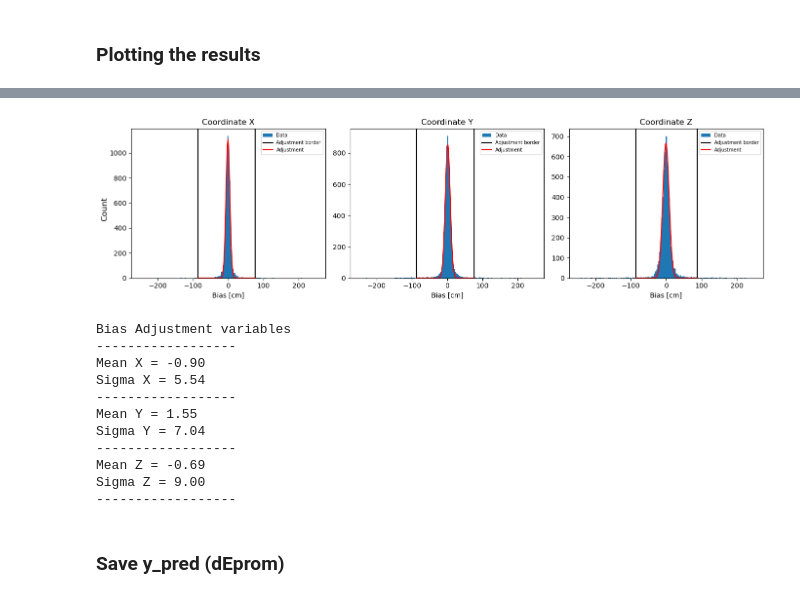
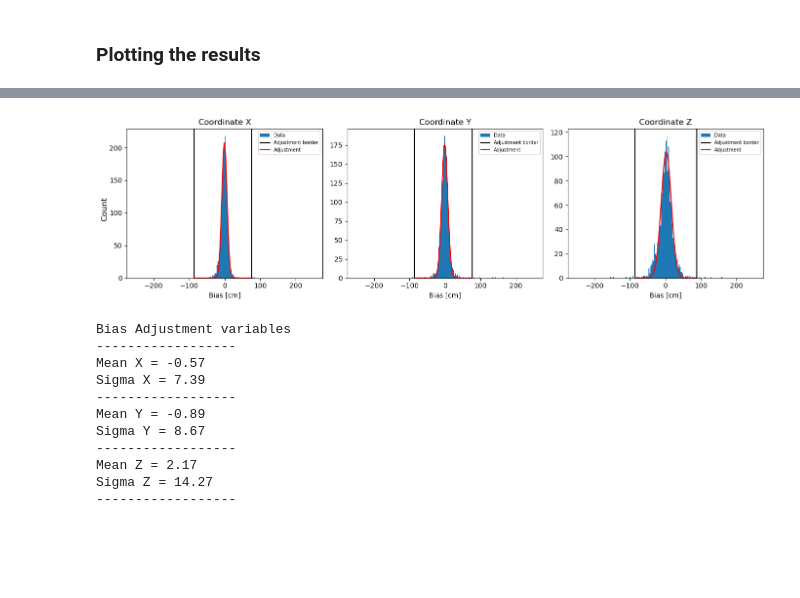
Before and after one commit to CIEMAT-Neutrino/AI_nuvT, a Jupyter notebook: (Nuevo)2_CNN.ipynb, the cells around one changed output, grey strips where cells are left out. Cells and saved outputs as stored; diff of their text form; code cells hidden in the pictures; blank space fills up the shorter version.

```diff
--- a/(Nuevo)2_CNN.ipynb
+++ b/(Nuevo)2_CNN.ipynb
@@ -171,8 +206,19 @@ print(test_size)
 # %%
-x_train, x_test = image_onlype[:-test_size], image_onlype[-test_size:]
-print('x_train dim.:',x_train.shape)
-print('x_test dim.:', x_test.shape)
-y_train, y_test = y_scaled_combined[:-test_size], y_scaled_combined[-test_size:]
-print('y_train dim.:',y_train.shape)
-print('y_test dim.:', y_test.shape)
+# Para x
+x_train = image_onlype[:train_size]
+x_val   = image_onlype[train_size:train_size+val_size]
+x_test  = image_onlype[-test_size:]
+
+print('x_train:', x_train.shape)
+print('x_val:', x_val.shape)
+print('x_test:', x_test.shape)
+
+# Para y
+y_train = y_scaled_combined[:train_size]
+y_val   = y_scaled_combined[train_size:train_size+val_size]
+y_test  = y_scaled_combined[-test_size:]
+
+print('y_train:', y_train.shape)
+print('y_val:', y_val.shape)
+print('y_test:', y_test.shape)
 # %% [output]
@@ -390,0 +405,3 @@ Epoch 36/80
+# %%
+y_val_pred = model.predict(x_val)
+y_test_pred = model.predict(x_test)
@@ -392,15 +412,21 @@ Epoch 36/80
 ### Plotting the results
 # %%
 # Initialize a copy of the scaled combined data
-y_pred_inverse= np.copy(y_pred)
+y_val_pred_inverse= np.copy(y_val_pred)
+y_test_pred_inverse= np.copy(y_test_pred)
+y_val_inverse= np.copy(y_val)
 y_test_inverse= np.copy(y_test)
 
 # Inverse scaling for columns scaled to [0, 1]
-y_pred_inverse[:, columns_0_to_1] = scaler_0_1.inverse_transform(y_pred[:, columns_0_to_1])
+y_val_pred_inverse[:, columns_0_to_1] = scaler_0_1.inverse_transform(y_val_pred[:, columns_0_to_1])
+y_test_pred_inverse[:, columns_0_to_1] = scaler_0_1.inverse_transform(y_test_pred[:, columns_0_to_1])
+y_val_inverse[:, columns_0_to_1] = scaler_0_1.inverse_transform(y_val[:, columns_0_to_1])
 y_test_inverse[:, columns_0_to_1] = scaler_0_1.inverse_transform(y_test[:, columns_0_to_1])
 
 # Inverse scaling for columns scaled to [-1, 1]
-y_pred_inverse[:, columns_minus1_to_1] = scaler_minus1_1.inverse_transform(y_pred[:, columns_minus1_to_1])
+y_val_pred_inverse[:, columns_minus1_to_1] = scaler_minus1_1.inverse_transform(y_val_pred[:, columns_minus1_to_1])
+y_test_pred_inverse[:, columns_minus1_to_1] = scaler_minus1_1.inverse_transform(y_test_pred[:, columns_minus1_to_1])
+y_val_inverse[:, columns_minus1_to_1] = scaler_minus1_1.inverse_transform(y_val[:, columns_minus1_to_1])
 y_test_inverse[:, columns_minus1_to_1] = scaler_minus1_1.inverse_transform(y_test[:, columns_minus1_to_1])
 # %%
 import matplotlib.pyplot as plt
@@ -531,9 +557,9 @@ def func(x, a, x0, sigma):
 
 # Calculating the differences between the prediction and the real value
 
-diffX = y_pred_inverse[:, 0].flatten() - y_test_inverse[:, 0]
-diffY = y_pred_inverse[:, 1].flatten() - y_test_inverse[:, 1]
-diffZ = y_pred_inverse[:, 2].flatten() - y_test_inverse[:, 2]
+diffX = y_test_pred_inverse[:, 0].flatten() - y_test_inverse[:, 0]
+diffY = y_test_pred_inverse[:, 1].flatten() - y_test_inverse[:, 1]
+diffZ = y_test_pred_inverse[:, 2].flatten() - y_test_inverse[:, 2]
 
 # Create subplots for each coordinate
 fig, axs = plt.subplots(1, 3, figsize=(14, 4))
@@ -563,44 +589,42 @@ def fit_and_plot_hist(diff, axs, index, coord_name, ini, fin, hist_range):
 
     return popt
 
 # Call the function with updated range for nuvT
 
 popt_X = fit_and_plot_hist(diffX, axs, 0, 'X', 65, 130, hist_range=[-250, 250])
 popt_Y = fit_and_plot_hist(diffY, axs, 1, 'Y', 65, 130, hist_range=[-250, 250])
 popt_Z = fit_and_plot_hist(diffZ, axs, 2, 'Z', 65, 135, hist_range=[-250, 250])
 
 
 # Adjust layout
 fig.supylabel('Count')
 fig.tight_layout()
 
 # Show the plot
 plt.show()
 
 # Print adjustment variables
 print('Bias Adjustment variables')
 print('------------------')
 print(f'Mean X = {popt_X[1]:.2f}')
 print(f'Sigma X = {popt_X[2]:.2f}')
 print('------------------')
 print(f'Mean Y = {popt_Y[1]:.2f}')
 print(f'Sigma Y = {popt_Y[2]:.2f}')
 print('------------------')
 print(f'Mean Z = {popt_Z[1]:.2f}')
 print(f'Sigma Z = {popt_Z[2]:.2f}')
 print('------------------')
 # %% [output]
-[figure, old version]
+[figure, new version]
 Bias Adjustment variables
 ------------------
-Mean X = -0.90
-Sigma X = 5.54
+Mean X = -0.57
+Sigma X = 7.39
 ------------------
-Mean Y = 1.55
-Sigma Y = 7.04
+Mean Y = -0.89
+Sigma Y = 8.67
 ------------------
-Mean Z = -0.69
-Sigma Z = 9.00
+Mean Z = 2.17
+Sigma Z = 14.27
 ------------------
-# %% [markdown]
-### Save y_pred (dEprom)
```
Also changed, not shown: parts of 27 cells of this notebook, 3 other files.
